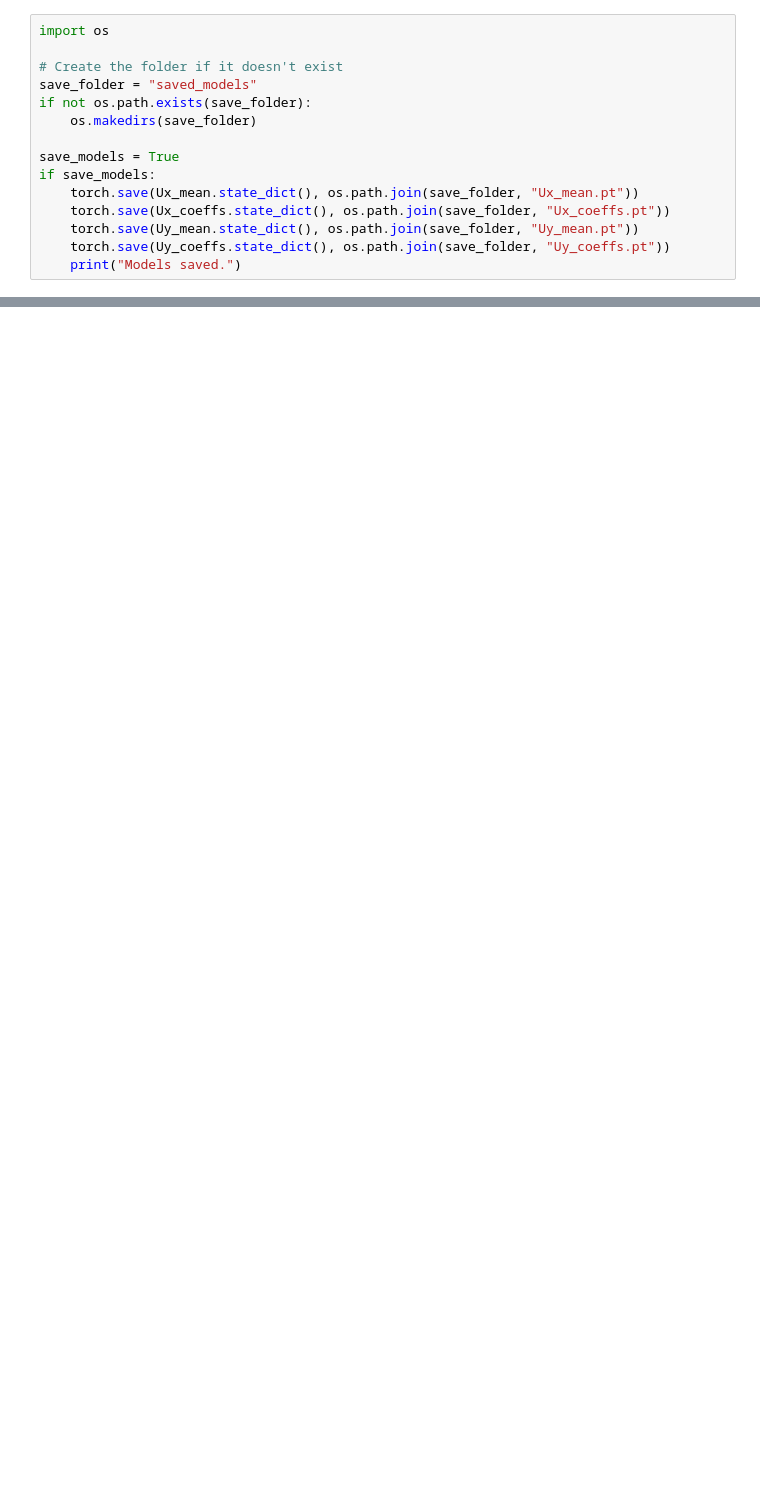
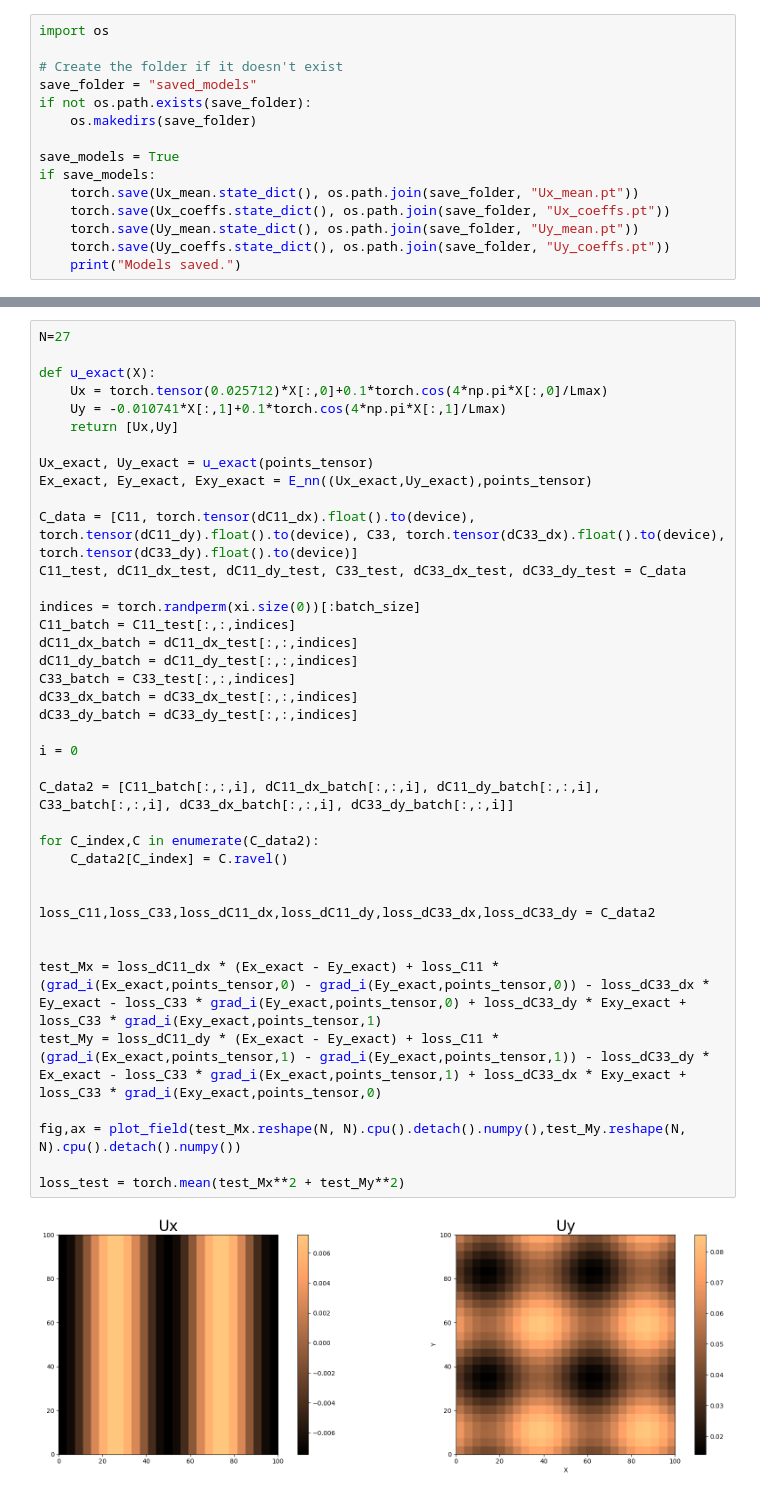
Before and after one commit to bonneted/pinn-cm, a Jupyter notebook: UQ/thin_plate.ipynb, the cells around one changed output, grey strips where cells are left out. Drawn from its saved outputs; the diff is of its cells as text; blank space fills up the shorter version.

```diff
--- a/UQ/thin_plate.ipynb
+++ b/UQ/thin_plate.ipynb
@@ -641,0 +713,41 @@ TypeError: ones_like(): argument 'input' (position 1) must be Tensor, not numpy.
+# %%
+N=27
+
+def u_exact(X):
+    Ux = torch.tensor(0.025712)*X[:,0]+0.1*torch.cos(4*np.pi*X[:,0]/Lmax)
+    Uy = -0.010741*X[:,1]+0.1*torch.cos(4*np.pi*X[:,1]/Lmax)
+    return [Ux,Uy]
+
+Ux_exact, Uy_exact = u_exact(points_tensor)
+Ex_exact, Ey_exact, Exy_exact = E_nn((Ux_exact,Uy_exact),points_tensor)
+
+C_data = [C11, torch.tensor(dC11_dx).float().to(device), torch.tensor(dC11_dy).float().to(device), C33, torch.tensor(dC33_dx).float().to(device), torch.tensor(dC33_dy).float().to(device)]
+C11_test, dC11_dx_test, dC11_dy_test, C33_test, dC33_dx_test, dC33_dy_test = C_data
+
+indices = torch.randperm(xi.size(0))[:batch_size]
+C11_batch = C11_test[:,:,indices]
+dC11_dx_batch = dC11_dx_test[:,:,indices]
+dC11_dy_batch = dC11_dy_test[:,:,indices]
+C33_batch = C33_test[:,:,indices]
+dC33_dx_batch = dC33_dx_test[:,:,indices]
+dC33_dy_batch = dC33_dy_test[:,:,indices]
+
+i = 0
+
+C_data2 = [C11_batch[:,:,i], dC11_dx_batch[:,:,i], dC11_dy_batch[:,:,i], C33_batch[:,:,i], dC33_dx_batch[:,:,i], dC33_dy_batch[:,:,i]]
+
+for C_index,C in enumerate(C_data2):
+    C_data2[C_index] = C.ravel()
+
+
+loss_C11,loss_C33,loss_dC11_dx,loss_dC11_dy,loss_dC33_dx,loss_dC33_dy = C_data2
+
+
+test_Mx = loss_dC11_dx * (Ex_exact - Ey_exact) + loss_C11 * (grad_i(Ex_exact,points_tensor,0) - grad_i(Ey_exact,points_tensor,0)) - loss_dC33_dx * Ey_exact - loss_C33 * grad_i(Ey_exact,points_tensor,0) + loss_dC33_dy * Exy_exact + loss_C33 * grad_i(Exy_exact,points_tensor,1)
+test_My = loss_dC11_dy * (Ex_exact - Ey_exact) + loss_C11 * (grad_i(Ex_exact,points_tensor,1) - grad_i(Ey_exact,points_tensor,1)) - loss_dC33_dy * Ex_exact - loss_C33 * grad_i(Ex_exact,points_tensor,1) + loss_dC33_dx * Exy_exact + loss_C33 * grad_i(Exy_exact,points_tensor,0)
+
+fig,ax = plot_field(test_Mx.reshape(N, N).cpu().detach().numpy(),test_My.reshape(N, N).cpu().detach().numpy())
+
+loss_test = torch.mean(test_Mx**2 + test_My**2)
+# %% [output]
+[figure, added]
```
Also changed, not shown: parts of 9 cells of this notebook.
